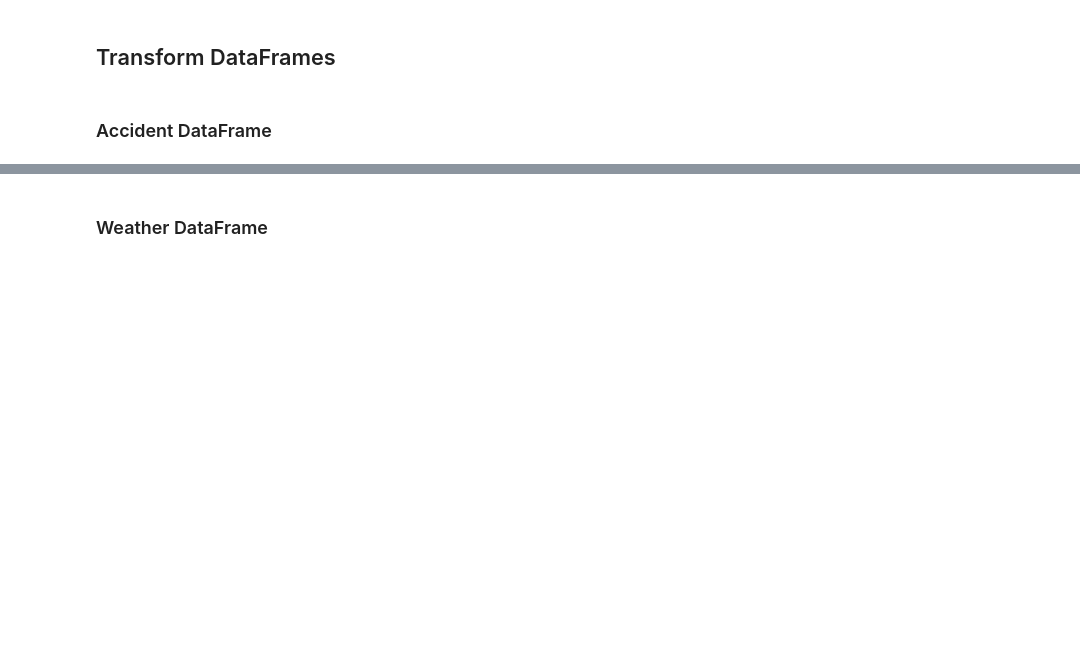
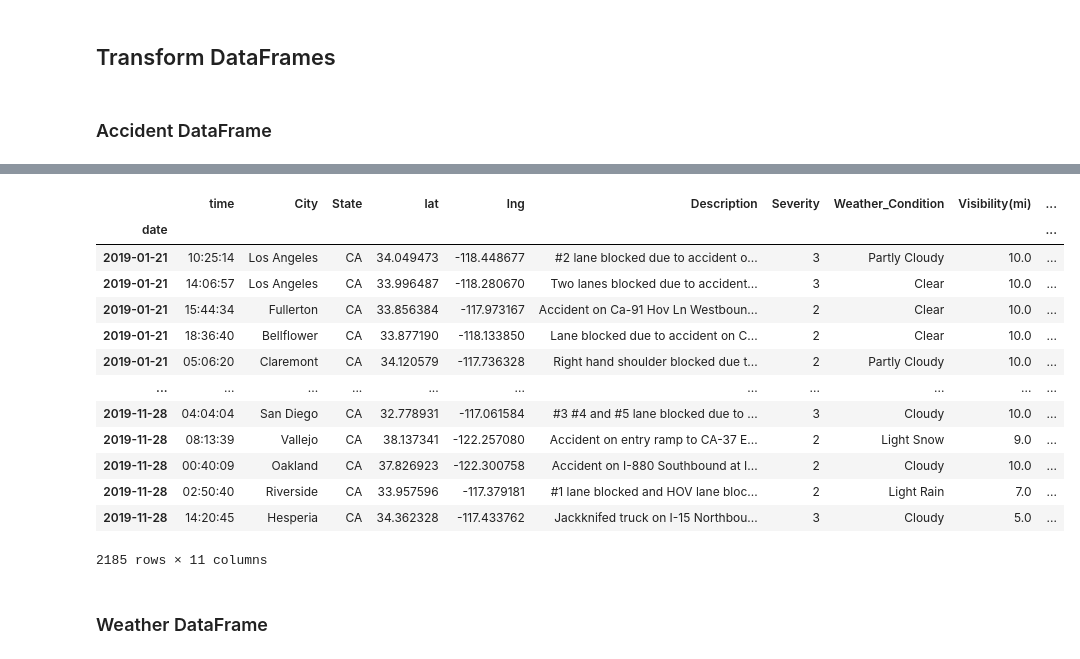
Before and after one commit to lstark85/Project-2, a Jupyter notebook: project_data.ipynb, the cells around one changed output, grey strips where cells are left out. Cells and saved outputs as stored; diff of their text form; code cells hidden in the pictures; blank space fills up the shorter version.

```diff
--- a/project_data.ipynb
+++ b/project_data.ipynb
@@ -74 +105,5 @@ Description    2906610
 dtype: int64
+# %%
+transformed_accident.sort_values(by = "State")
+accident_ca = transformed_accident.loc[(transformed_accident["State"]) == "CA" ]
+accident_ca
@@ -75,3 +124,23 @@ dtype: int64
+# %%
+ca_year = accident_ca[accident_ca["date"].isin(pd.date_range('2019-01-01', '2019-12-31'))]
+new_acc_ca = ca_year.set_index(['date'])
+new_acc_ca.sort_index(inplace=True, ascending=True)
+new_acc_ca
+# %% [output]
+|  | time | City | State | lat | lng | Description | Severity | Weather_Condition | Visibility(mi) | ... |
+| date |  |  |  |  |  |  |  |  |  | ... |
+| 2019-01-21 | 10:25:14 | Los Angeles | CA | 34.049473 | -118.448677 | #2 lane blocked due to accident o... | 3 | Partly Cloudy | 10.0 | ... |
+| 2019-01-21 | 14:06:57 | Los Angeles | CA | 33.996487 | -118.280670 | Two lanes blocked due to accident... | 3 | Clear | 10.0 | ... |
+| 2019-01-21 | 15:44:34 | Fullerton | CA | 33.856384 | -117.973167 | Accident on Ca-91 Hov Ln Westboun... | 2 | Clear | 10.0 | ... |
+| 2019-01-21 | 18:36:40 | Bellflower | CA | 33.877190 | -118.133850 | Lane blocked due to accident on C... | 2 | Clear | 10.0 | ... |
+| 2019-01-21 | 05:06:20 | Claremont | CA | 34.120579 | -117.736328 | Right hand shoulder blocked due t... | 2 | Partly Cloudy | 10.0 | ... |
+| ... | ... | ... | ... | ... | ... | ... | ... | ... | ... | ... |
+| 2019-11-28 | 04:04:04 | San Diego | CA | 32.778931 | -117.061584 | #3 #4 and #5 lane blocked due to ... | 3 | Cloudy | 10.0 | ... |
+| 2019-11-28 | 08:13:39 | Vallejo | CA | 38.137341 | -122.257080 | Accident on entry ramp to CA-37 E... | 2 | Light Snow | 9.0 | ... |
+| 2019-11-28 | 00:40:09 | Oakland | CA | 37.826923 | -122.300758 | Accident on I-880 Southbound at I... | 2 | Cloudy | 10.0 | ... |
+| 2019-11-28 | 02:50:40 | Riverside | CA | 33.957596 | -117.379181 | #1 lane blocked and HOV lane bloc... | 2 | Light Rain | 7.0 | ... |
+| 2019-11-28 | 14:20:45 | Hesperia | CA | 34.362328 | -117.433762 | Jackknifed truck on I-15 Northbou... | 3 | Cloudy | 5.0 | ... |
+2185 rows × 11 columns
 # %% [markdown]
 ### Weather DataFrame
 # %%
```
Also changed, not shown: parts of 12 cells of this notebook.
